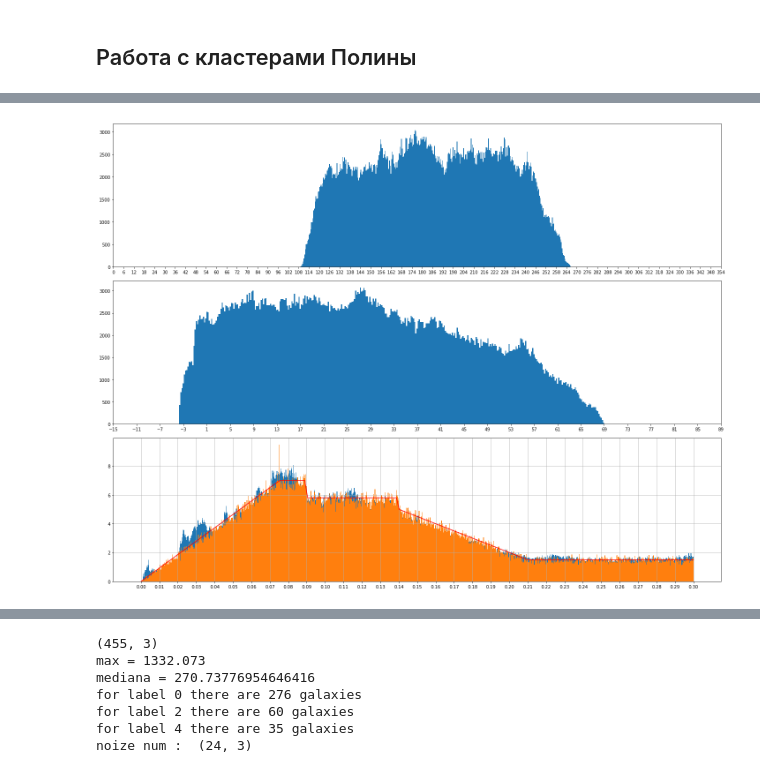
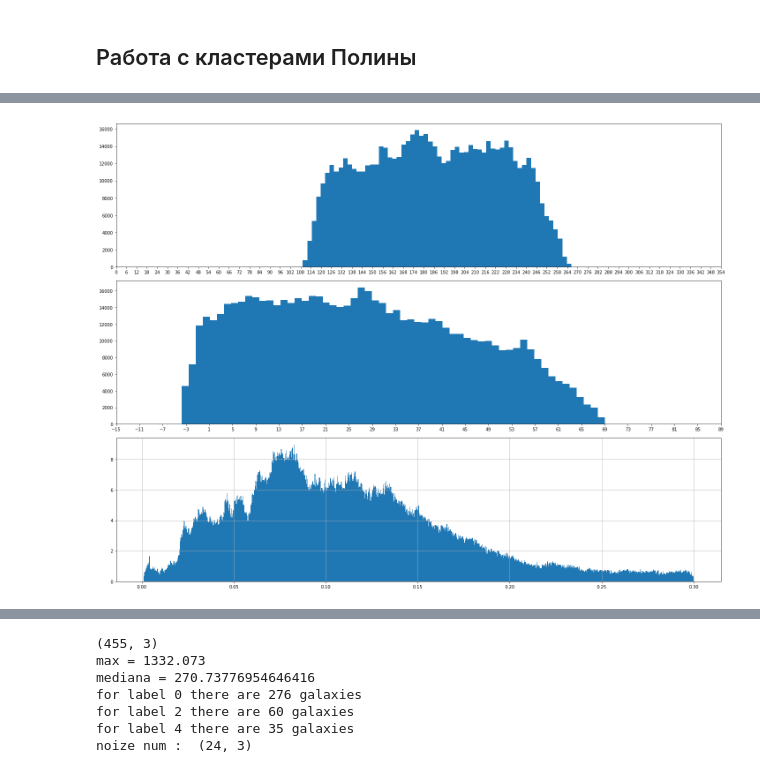
Before and after one commit to goshasty/diary_for_scientific_work, a Jupyter notebook: Analyze Abell.ipynb, the cells around one changed output, grey strips where cells are left out. Drawn from its saved outputs; the diff is of its cells as text; code cells hidden in the pictures.

```diff
--- a/Analyze Abell.ipynb
+++ b/Analyze Abell.ipynb
@@ -332,5 +353,5 @@ left_abell, right_abell = left_right_regions(abell_clusters_ray)
 # %%
-all_gal = reader('data/raw/0_03_Space.txt')
+all_gal = reader('data/0_03_Space.txt')
 all_gal = all_gal[all_gal[:,2]>10e-4]
 left_area, right_area = left_right_regions(all_gal)
 # %%
@@ -450,0 +986,3 @@ tmp1.shape
+# %%
+dbscan = DBSCAN(eps=0.00107, min_samples=12).fit(to_xyz(subareas[0]))
+res = np.unique(dbscan.labels_, return_counts=True)
@@ -570,27 +1230,27 @@ plot_results(to_xyz(polina_clusters_left), 1500, 0.3, mod_mix=4, save=False, nam
 # %%
 fig = plt.figure(figsize=(20, 15))
 
-data = left_area
+data = left_area[dbscan.labels_!=-1]
 ax = plt.subplot(3, 1, 1)
-plt.hist(data[:,0], bins=360)
+plt.hist(data[:,0], bins=60)
 plt.xticks(range(0, 360, 6))
 
 ax = plt.subplot(3, 1, 2)
-plt.hist(data[:,1], bins=360)
+plt.hist(data[:,1], bins=60)
 plt.xticks(range(-15, 90, 4))
 
 ax = plt.subplot(3, 1, 3)
 plt.hist(data[:,2], bins=1000, density=True)
 
 
-z_distr = distr_red_shift()
-x = np.linspace(0, 0.3, 200)
-pdf_fitted = z_distr.pdf(x)
-plt.plot(x, pdf_fitted, color='r')
-plt.hist(z_distr.rvs(size=200000), bins=1000, density=True, alpha=0.8)
-plt.xticks(np.linspace(0, 0.3, 31))
+#z_distr = distr_red_shift()
+x = np.linspace(0, 0.7, 200)
+#pdf_fitted = z_distr.pdf(x)
+#plt.plot(x, pdf_fitted, color='r')
+#plt.hist(z_distr.rvs(size=200000), bins=1000, density=True, alpha=0.8)
+#plt.xticks(np.linspace(0, 0.3, 31))
 plt.grid(True)
 
 plt.tight_layout()
 # %% [output]
-[figure, old version]
+[figure, new version]
```
Also changed, not shown: parts of 64 cells of this notebook, 13 other files.
